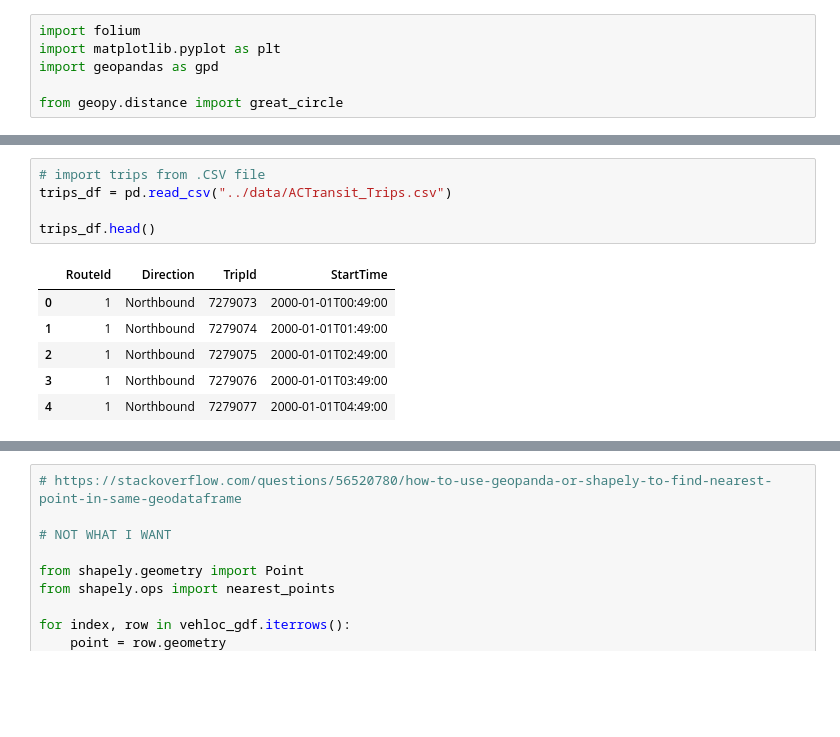
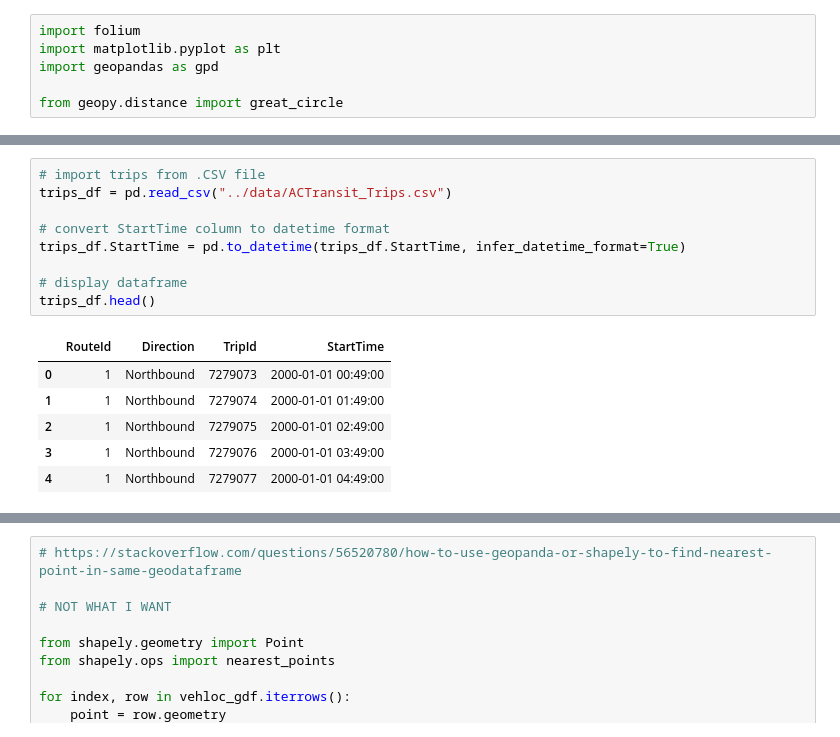
Before and after one commit to ethanebinger/CP255, a Jupyter notebook: code/ACTransit_API_BusBunching.ipynb, the cells around one changed output, grey strips where cells are left out. Saved outputs shown, nothing was run; the diff lists cells and outputs as text; blank space fills up the shorter version.

```diff
--- a/code/ACTransit_API_BusBunching.ipynb
+++ b/code/ACTransit_API_BusBunching.ipynb
@@ -36,12 +41,16 @@ stop_patterns_gdf.head()
 # %%
 # import trips from .CSV file
 trips_df = pd.read_csv("../data/ACTransit_Trips.csv")
 
+# convert StartTime column to datetime format
+trips_df.StartTime = pd.to_datetime(trips_df.StartTime, infer_datetime_format=True)
+
+# display dataframe
 trips_df.head()
 # %% [output]
 |  | RouteId | Direction | TripId | StartTime |
-| 0 | 1 | Northbound | 7279073 | 2000-01-01T00:49:00 |
-| 1 | 1 | Northbound | 7279074 | 2000-01-01T01:49:00 |
-| 2 | 1 | Northbound | 7279075 | 2000-01-01T02:49:00 |
-| 3 | 1 | Northbound | 7279076 | 2000-01-01T03:49:00 |
-| 4 | 1 | Northbound | 7279077 | 2000-01-01T04:49:00 |
+| 0 | 1 | Northbound | 7279073 | 2000-01-01 00:49:00 |
+| 1 | 1 | Northbound | 7279074 | 2000-01-01 01:49:00 |
+| 2 | 1 | Northbound | 7279075 | 2000-01-01 02:49:00 |
+| 3 | 1 | Northbound | 7279076 | 2000-01-01 03:49:00 |
+| 4 | 1 | Northbound | 7279077 | 2000-01-01 04:49:00 |
```
Also changed, not shown: parts of 15 cells of this notebook, 1 other file.
